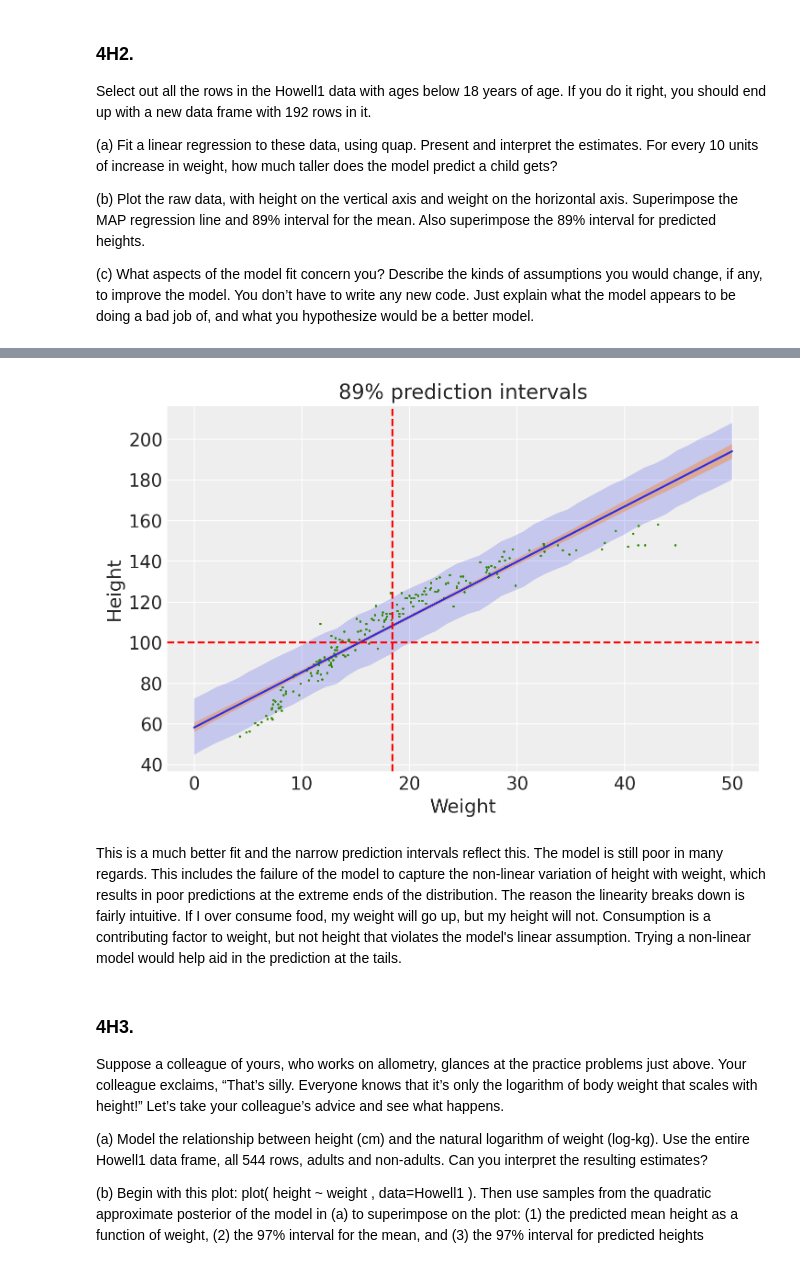
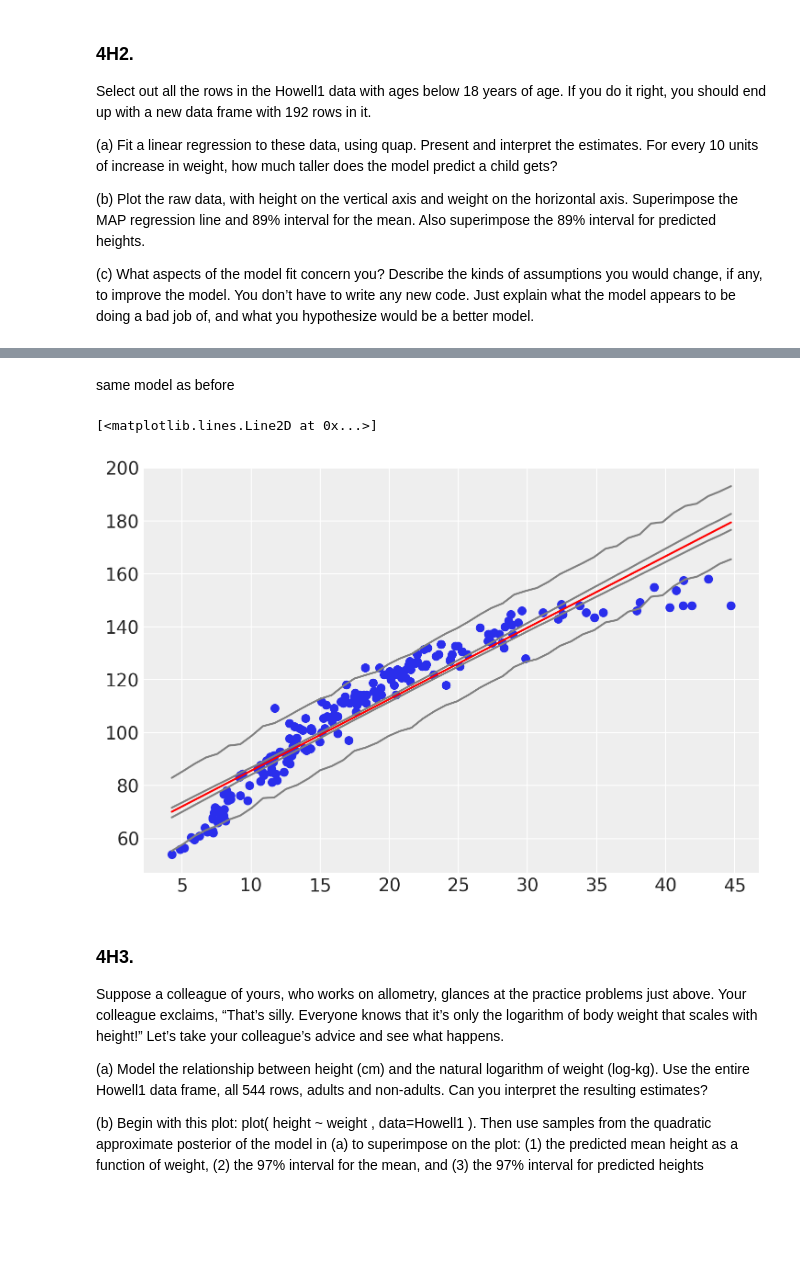
Before and after one commit to davegrays/pymc-resources, a Jupyter notebook: Rethinking_2/End_of_chapter_problems/Chapter_4.ipynb, the cells around one changed output, grey strips where cells are left out. Saved outputs shown, nothing was run; the diff lists cells and outputs as text; code cells hidden in the pictures; blank space fills up the shorter version.

```diff
--- a/Rethinking_2/End_of_chapter_problems/Chapter_4.ipynb
+++ b/Rethinking_2/End_of_chapter_problems/Chapter_4.ipynb
@@ -403,27 +277,49 @@ cred_intervals = np.array(
-# %%
-# compute the prediction interval in one line
-mu = mean_q["alpha"] + mean_q["beta"] * (np.linspace(0, 50, 100) - np.mean(y_data.weight))
-pred_intervals = np.array(
-    [
-        az.hdi(
-            np.random.normal(loc=compute_mu(x), scale=post_samples[:, 2]),
-        )
-        for x in np.linspace(0, 50)
-    ]
-)
-plt.fill_between(np.linspace(0, 50), pred_intervals[:, 0], pred_intervals[:, 1], alpha=0.2)
-plt.fill_between(np.linspace(0, 50), cred_intervals[:, 0], cred_intervals[:, 1], alpha=0.4)
-plt.plot(np.linspace(0, 50, 100), mu)
-plt.scatter(y_data.weight, y_data.height, s=0.7)
-plt.xlabel("Weight")
-plt.ylabel("Height")
-plt.title("89% prediction intervals")
-plt.axvline(np.mean(y_data.weight), ls="--", c="r", label="Mean weight")
-plt.axhline(100, ls="--", c="r", label="Mean weight");
-# %% [output]
-[figure, removed]
-# %% [markdown]
-This is a much better fit and the narrow prediction intervals reflect this. The model is still poor in many regards. This includes the failure of the model to capture the non-linear variation of height with weight, which results in poor predictions at the extreme ends of the distribution. The reason the linearity breaks down is fairly intuitive. If I over consume food, my weight will go up, but my height will not. Consumption is a contributing factor to weight, but not height that violates the model's linear assumption. Trying a non-linear model would help aid in the prediction at the tails.
+# %%
+df_kids = df[df.age < 18]
+# %% [markdown]
+same model as before
+# %%
+mean_weight = df_kids["weight"].mean()
+
+with pm.Model() as linear_model:
+    a = pm.Normal("a", 150, 50)
+    b = pm.LogNormal("b", 0, 1)
+    sigma = pm.Uniform("s", 0, 20)
+
+    mu = b * (df_kids["weight"] - mean_weight) + a
+    y = pm.Normal("y", mu, sigma, observed=df_kids["height"])
+
+    map_z = pm.find_MAP()
+    print(map_z)
+
+    trace = pm.sample()
+    trace_df = trace.posterior.to_dataframe()
+# %%
+plt.scatter(df_kids.weight, df_kids.height)
+
+# MAP line
+x = np.linspace(df_kids.weight.min(), df_kids.weight.max(), num=2)
+plt.plot(x, map_z["b"] * (x - mean_weight) + map_z["a"], "r")
+
+weights = np.linspace(df_kids["weight"].min(), df_kids["weight"].max(), num=50)
+
+# 89% hdi for posterior
+mu_intervals = [
+    az.hdi(trace_df["b"].values * (w - mean_weight) + trace_df["a"].values, hdi_prob=0.89)
+    for w in weights
+]
+intervals_u, intervals_l = zip(*mu_intervals)
+plt.plot(weights, intervals_u, "gray")
+plt.plot(weights, intervals_l, "gray")
+
+# 89% hdi for posterior predictive
+_, intervals = zip(*[predict_height(trace_df, w) for w in weights])
+intervals_u, intervals_l = zip(*intervals)
+plt.plot(weights, intervals_u, "gray")
+plt.plot(weights, intervals_l, "gray")
+# %% [output]
+[<matplotlib.lines.Line2D at 0x...>]
+[figure, added]
 # %% [markdown]
 ### 4H3.
 Suppose a colleague of yours, who works on allometry, glances at the practice problems just
```
Also changed, not shown: parts of 17 cells of this notebook.
